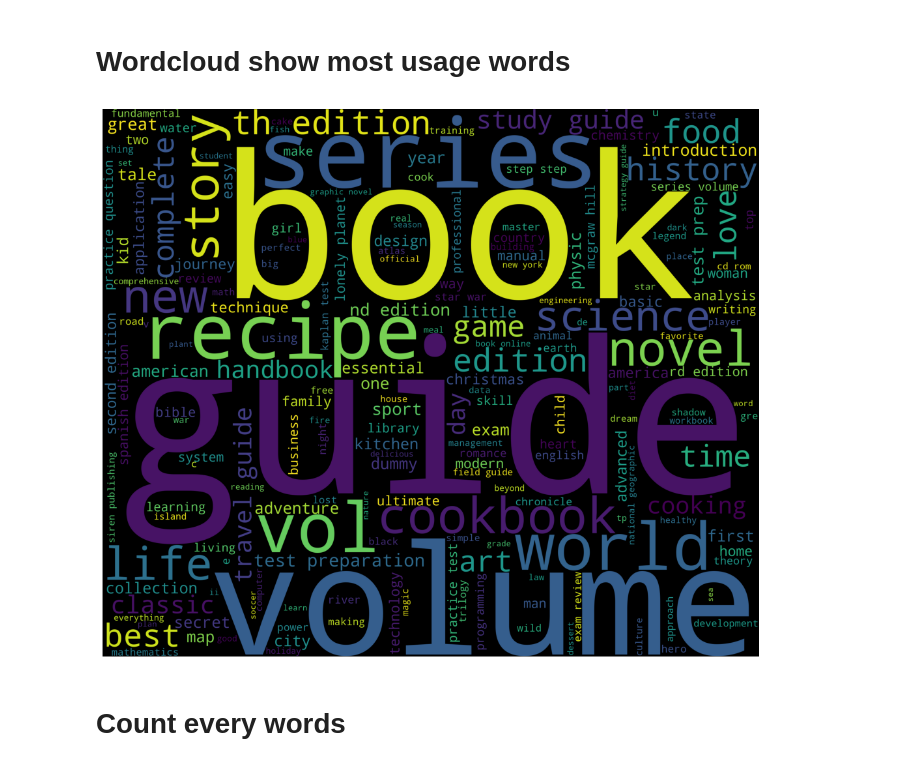
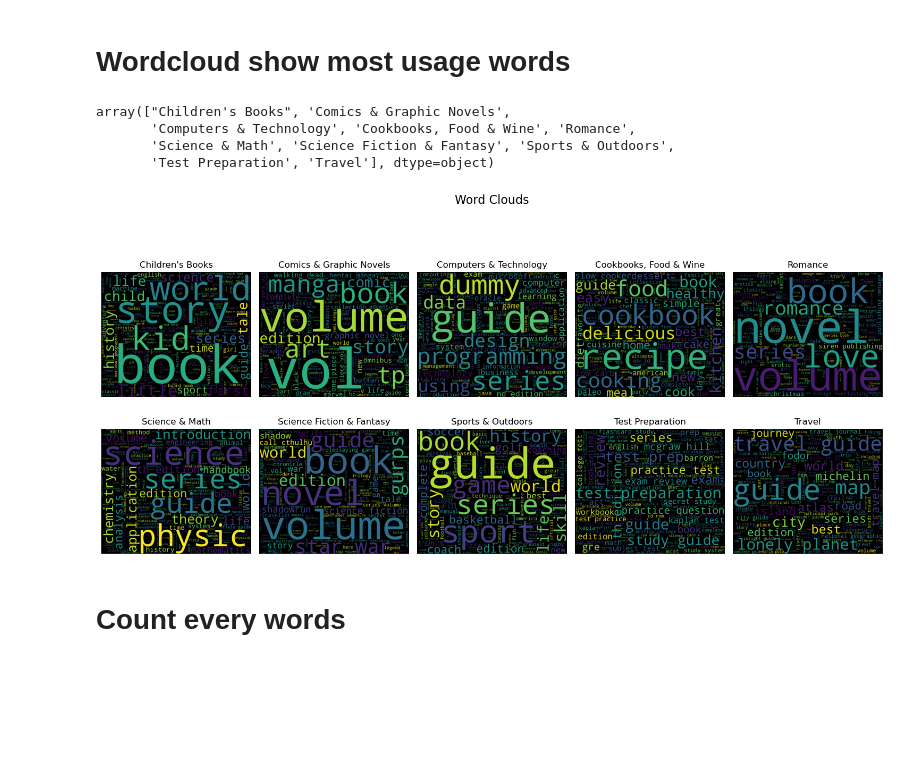
Before and after one commit to ldcth/ml-end_term, a Jupyter notebook: main.ipynb, the cells around one changed output. Saved outputs shown, nothing was run; the diff lists cells and outputs as text; code cells hidden in the pictures; blank space fills up the shorter version.

Commit message:
visualize and nb

```diff
--- a/main.ipynb
+++ b/main.ipynb
@@ -17,6 +21,6 @@ from sklearn.feature_extraction.text import CountVectorizer
 [nltk_data] Downloading package wordnet to /home/tony/nltk_data...
 [nltk_data]   Package wordnet is already up-to-date!
 # %%
-df = pd.read_csv('./books-listing-train.csv')
-df_test = pd.read_csv('./books-listing-test.csv')
+df = pd.read_csv('./dataset/books-listing-train.csv')
+df_test = pd.read_csv('./dataset/books-listing-test.csv')
 # %%
@@ -86,3 +112,20 @@ df.head()
 | 4 | Monster High: Boo York, Boo York:... | Mattel | 4 | Children's Books | monster high boo york boo york ju... |
 # %% [markdown]
 # Wordcloud show most usage words
+# %%
+wordCloudList= []
+# %%
+def generateWordCloud(split_word):
+    wordcloud = WordCloud(stopwords=STOPWORDS,
+                      background_color='black',
+                      width=3000,
+                      height=2500
+                     ).generate(split_word)
+    wordCloudList.append(np.array(wordcloud))
+# %%
+df['Category'].unique()
+# %% [output]
+array(["Children's Books", 'Comics & Graphic Novels',
+       'Computers & Technology', 'Cookbooks, Food & Wine', 'Romance',
+       'Science & Math', 'Science Fiction & Fantasy', 'Sports & Outdoors',
+       'Test Preparation', 'Travel'], dtype=object)
@@ -89,3 +134,6 @@ df.head()
 # %%
-words = ' '.join(df['new_Title'])
-split_word = " ".join([word for word in words.split()])
+for i in df['Category'].unique():
+    category=df[df['Category']==i]
+    words = ' '.join(category['new_Title'])
+    split_word = " ".join([word for word in words.split()])
+    generateWordCloud(split_word)
@@ -98,10 +140,20 @@ wordcloud = WordCloud(stopwords=STOPWORDS,
-# %%
-plt.figure(1,figsize=(13, 13))
-plt.imshow(wordcloud)
-plt.axis('off')
-plt.show()
-# %% [output]
-[figure, removed]
+# %%
+# plt.figure(1,figsize=(13, 13))
+fig, axes = plt.subplots(2, 5, figsize=(15, 8))
+fig.suptitle('Word Clouds', fontsize=16)
+
+for i, ax in enumerate(axes.flat):
+
+# for i in range(2):
+    ax.imshow(wordCloudList[i])
+    ax.set_title(df['Category'].unique()[i])
+    ax.axis('off')
+
+plt.tight_layout(rect=[0, 0.03, 1, 0.95])
+# plt.show()
+plt.savefig("wordcloud.png")
+# %% [output]
+[figure, added]
 # %% [markdown]
 # Count every words
 # %%
```
Also changed, not shown: parts of 16 cells of this notebook, 12 other files.
